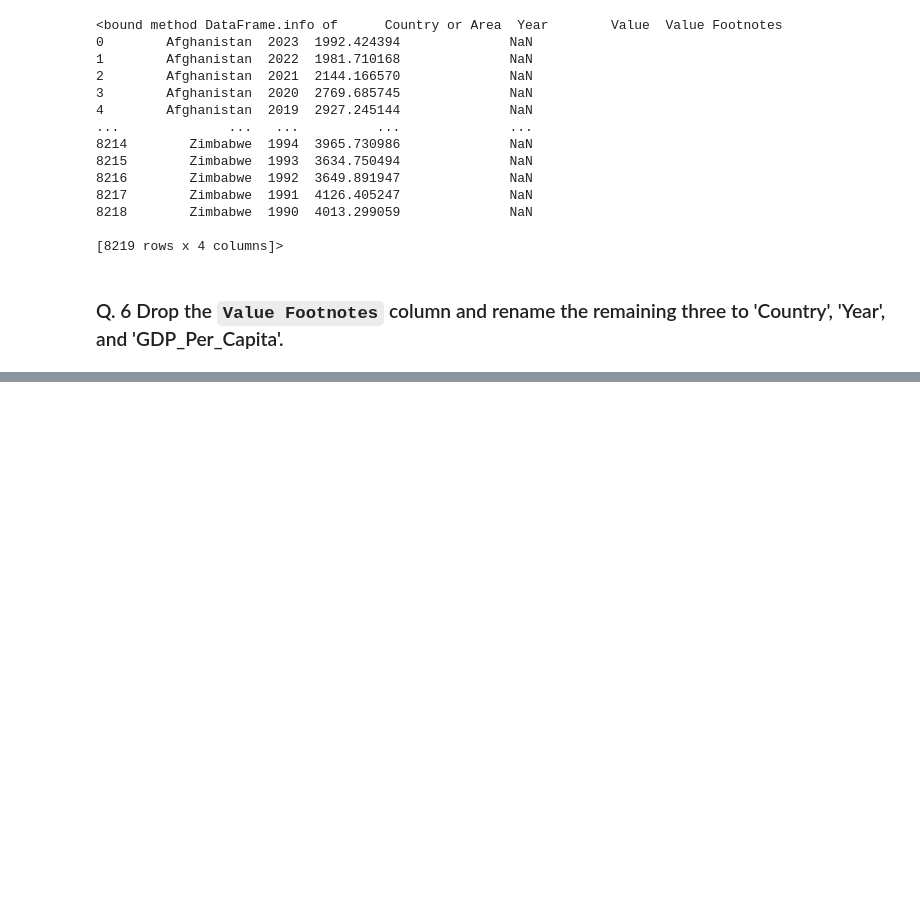
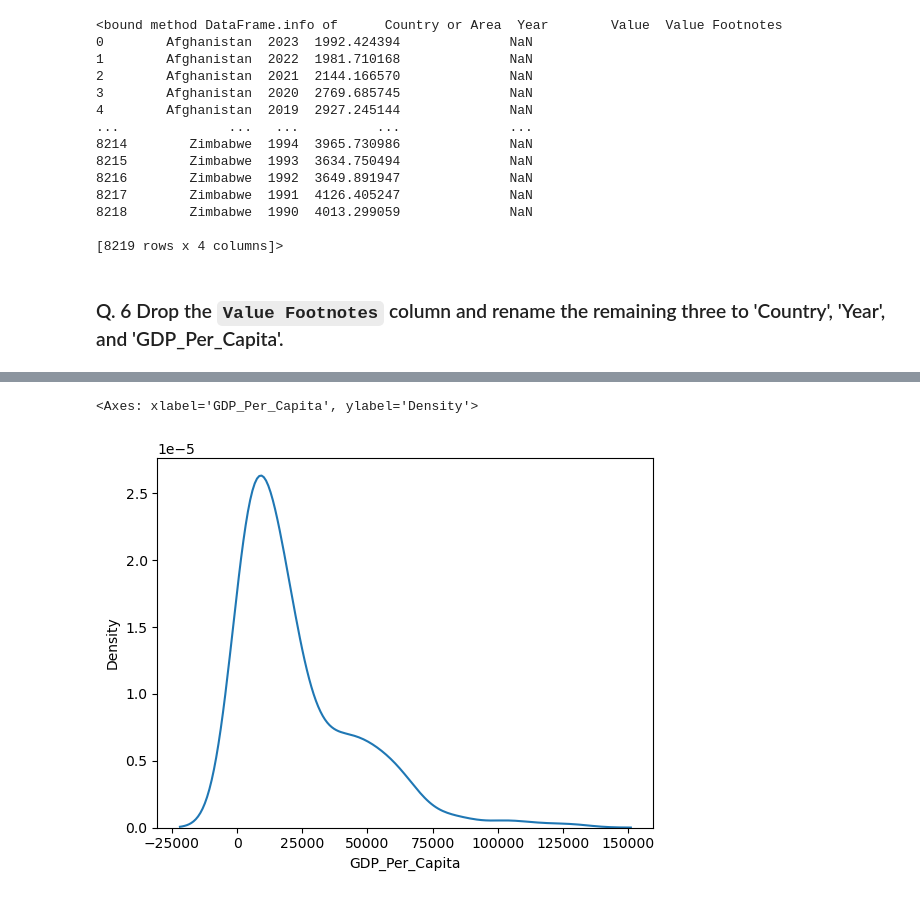
Before and after one commit to NSS-Full-Time-Data-Analytics-16/un-project-johnnyvanatta, a Jupyter notebook: notebooks/un_project.ipynb, the cells around one changed output, grey strips where cells are left out. Saved outputs shown, nothing was run; the diff lists cells and outputs as text; code cells hidden in the pictures; blank space fills up the shorter version.

```diff
--- a/notebooks/un_project.ipynb
+++ b/notebooks/un_project.ipynb
@@ -67,0 +123,5 @@ gdp_df.info
+# %%
+sns.kdeplot(gdp_2020['GDP_Per_Capita'])
+# %% [output]
+<Axes: xlabel='GDP_Per_Capita', ylabel='Density'>
+[figure, added]
```
Also changed, not shown: parts of 20 cells of this notebook.
